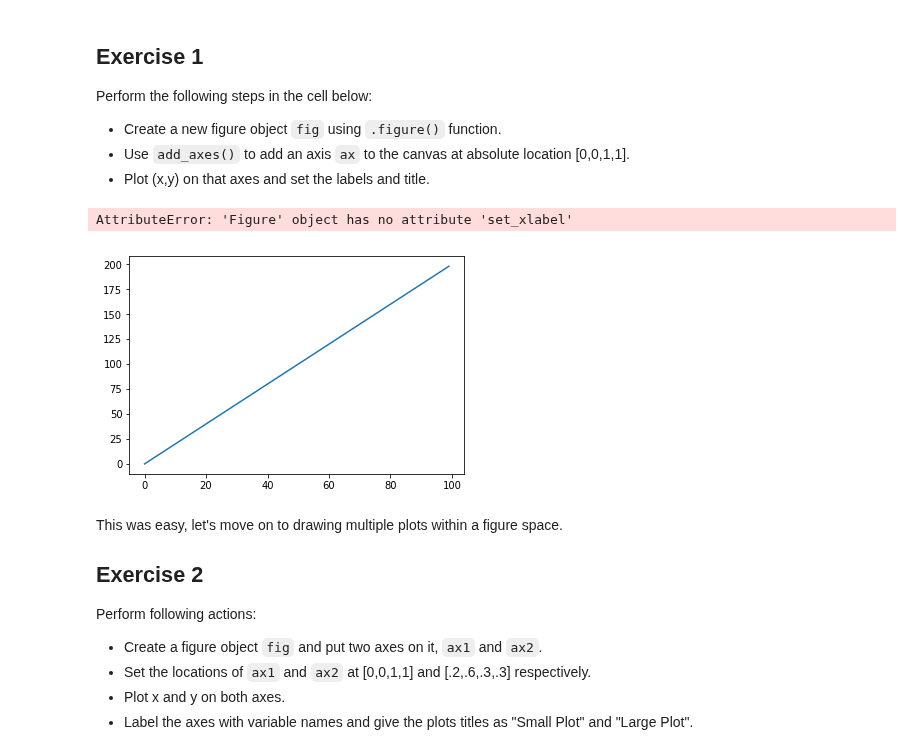
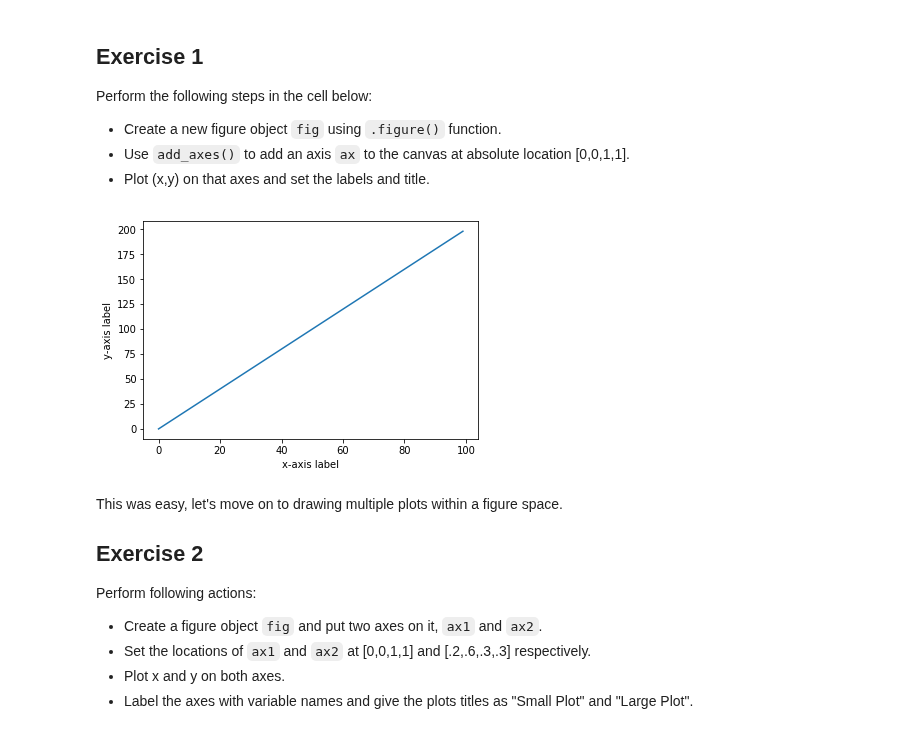
Before and after one commit to jnawjux/dsc-1-03-13-customizing-visualizations-with-matplotlib-lab-seattle-ds-career-040119, a Jupyter notebook: index.ipynb, the cells around one changed output. Drawn from its saved outputs; the diff is of its cells as text; code cells hidden in the pictures.

```diff
--- a/index.ipynb
+++ b/index.ipynb
@@ -64,13 +64,12 @@ Perform the following steps in the cell below:
 # %%
 fun = plt.figure()
 fun.add_axes(ax= [0,0,1,1])
 plt.plot(x,y)
-plt.set_xlabel('x-axis label')
-plt.set_ylabel('y-axis label')
-fun.show()
+plt.xlabel('x-axis label')
+plt.ylabel('y-axis label')
+plt.show()
 # %% [output]
-AttributeError: 'Figure' object has no attribute 'set_xlabel'
-[figure, old version]
+[figure, new version]
 # %% [markdown]
 This was easy, let's move on to drawing multiple plots within a figure space.
 
```
